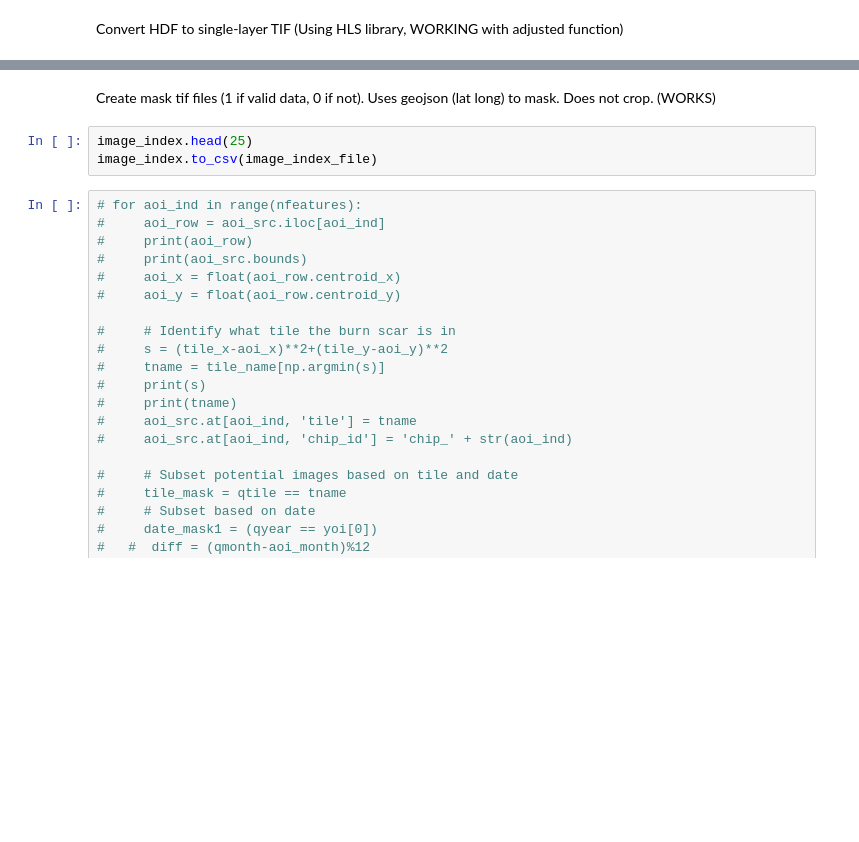
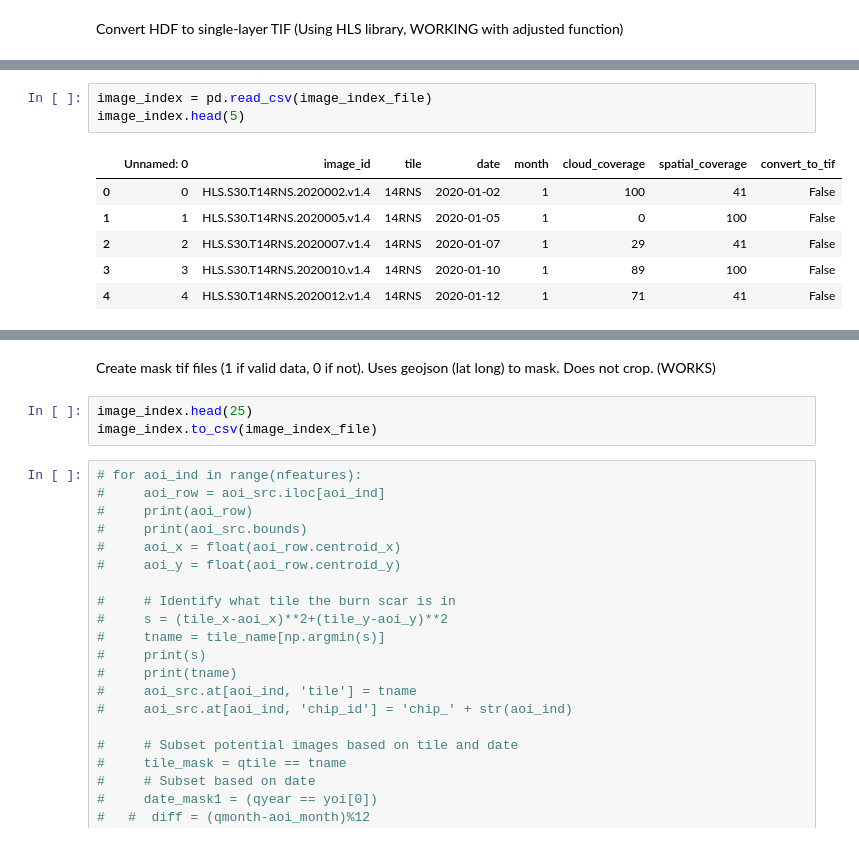
Before and after one commit to ClarkCGA/multi-temporal-crop-classification-training-data, a Jupyter notebook: 2_CDL_preprocess_HLS_to_TIF.ipynb, the cells around one changed output, grey strips where cells are left out. Saved outputs shown, nothing was run; the diff lists cells and outputs as text; blank space fills up the shorter version.

Commit message:
Updates to notebooks (2), (3)
Added image index to notebook (2)

Tried using both rasterio and gdal crs for (3)

```diff
--- a/2_CDL_preprocess_HLS_to_TIF.ipynb
+++ b/2_CDL_preprocess_HLS_to_TIF.ipynb
@@ -375,6 +364,16 @@ def convert_hdf2tiffs_mine(hdf_path, dstdir, dstdir_rpj, bands=None, max_cloud_c
         return None
     else:
         return dstdir / hdf_path.stem
+# %%
+image_index = pd.read_csv(image_index_file)
+image_index.head(5)
+# %% [output]
+|  | Unnamed: 0 | image_id | tile | date | month | cloud_coverage | spatial_coverage | convert_to_tif |
+| 0 | 0 | HLS.S30.T14RNS.2020002.v1.4 | 14RNS | 2020-01-02 | 1 | 100 | 41 | False |
+| 1 | 1 | HLS.S30.T14RNS.2020005.v1.4 | 14RNS | 2020-01-05 | 1 | 0 | 100 | False |
+| 2 | 2 | HLS.S30.T14RNS.2020007.v1.4 | 14RNS | 2020-01-07 | 1 | 29 | 41 | False |
+| 3 | 3 | HLS.S30.T14RNS.2020010.v1.4 | 14RNS | 2020-01-10 | 1 | 89 | 100 | False |
+| 4 | 4 | HLS.S30.T14RNS.2020012.v1.4 | 14RNS | 2020-01-12 | 1 | 71 | 41 | False |
 # %%
 cloud_threshold = 80
 valid_months = [4, 5, 6, 7, 8, 9]
```
Also changed, not shown: parts of 4 cells of this notebook, 1 other file.
